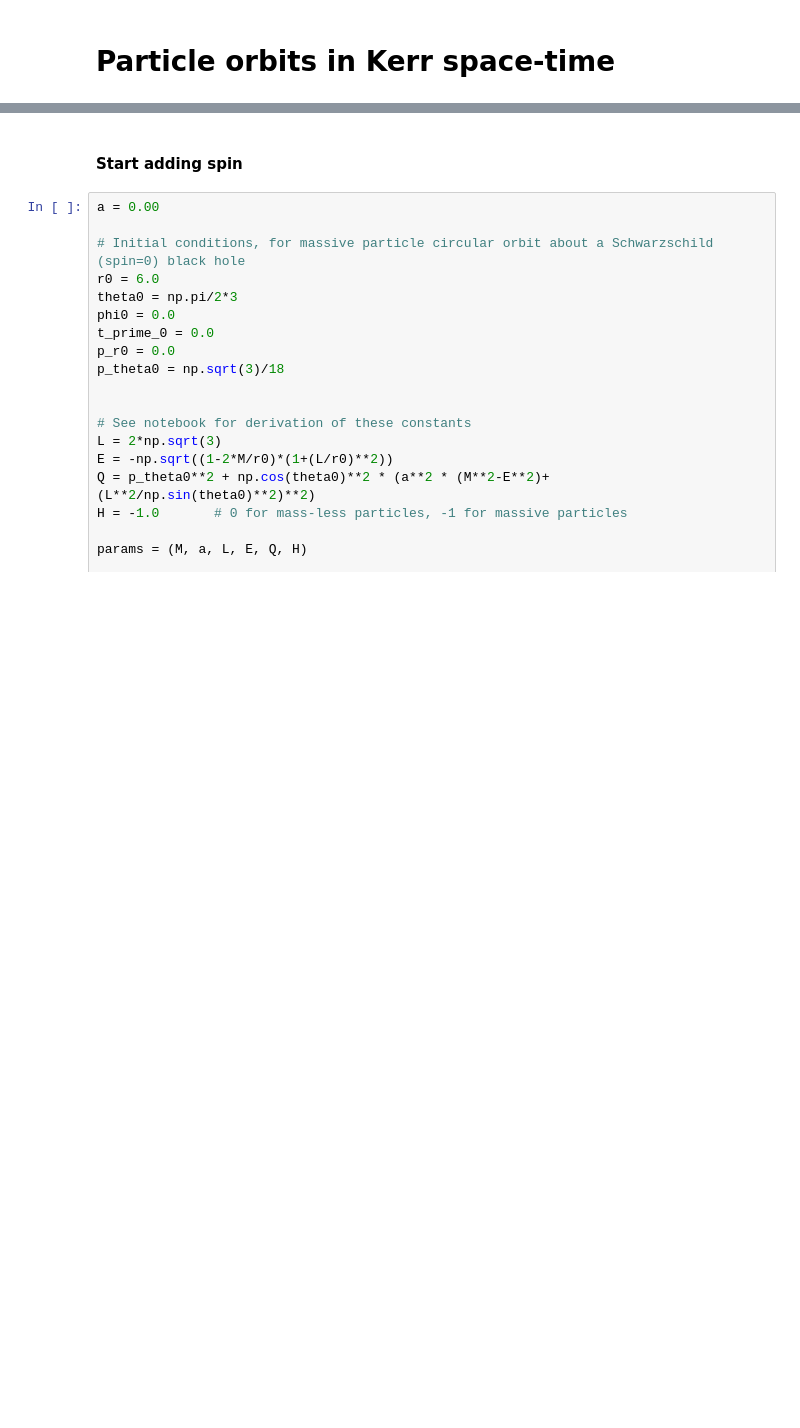
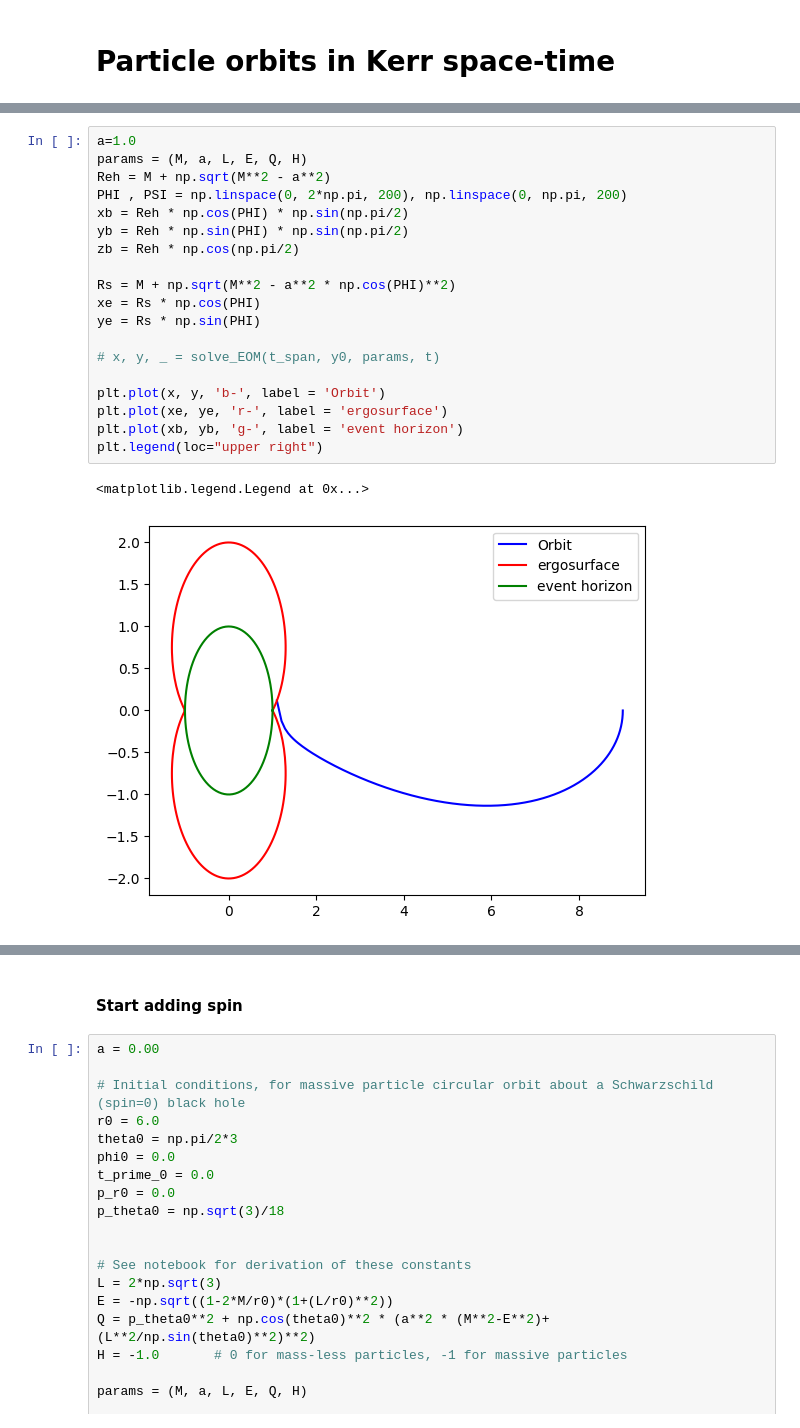
Before and after one commit to j-moncr/honours_nr, a Jupyter notebook: particle_orbits.ipynb, the cells around one changed output, grey strips where cells are left out. Drawn from its saved outputs; the diff is of its cells as text; blank space fills up the shorter version.

```diff
--- a/particle_orbits.ipynb
+++ b/particle_orbits.ipynb
@@ -135,0 +386,22 @@ plot_trajectory(x, y, z)
+# %%
+a=1.0
+params = (M, a, L, E, Q, H)
+Reh = M + np.sqrt(M**2 - a**2)
+PHI , PSI = np.linspace(0, 2*np.pi, 200), np.linspace(0, np.pi, 200)
+xb = Reh * np.cos(PHI) * np.sin(np.pi/2)
+yb = Reh * np.sin(PHI) * np.sin(np.pi/2)
+zb = Reh * np.cos(np.pi/2)
+
+Rs = M + np.sqrt(M**2 - a**2 * np.cos(PHI)**2)
+xe = Rs * np.cos(PHI)
+ye = Rs * np.sin(PHI)
+
+# x, y, _ = solve_EOM(t_span, y0, params, t)
+
+plt.plot(x, y, 'b-', label = 'Orbit')
+plt.plot(xe, ye, 'r-', label = 'ergosurface')
+plt.plot(xb, yb, 'g-', label = 'event horizon')
+plt.legend(loc="upper right")
+# %% [output]
+<matplotlib.legend.Legend at 0x...>
+[figure, added]
```
Also changed, not shown: parts of 12 cells of this notebook.
